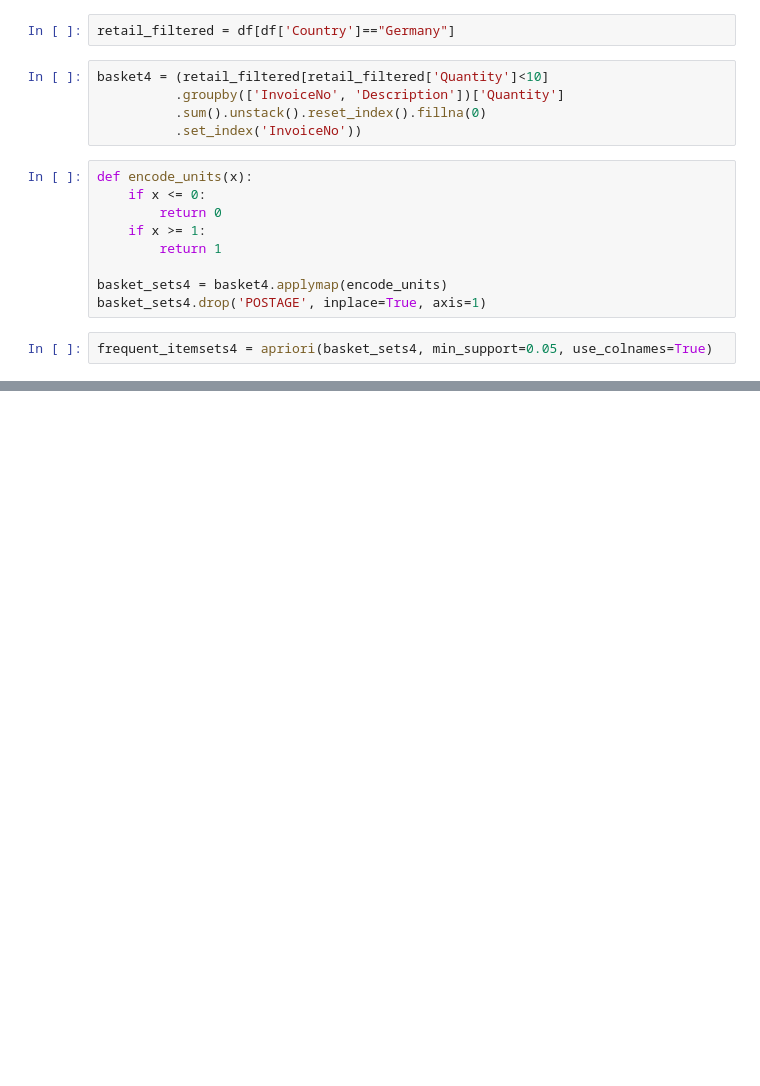
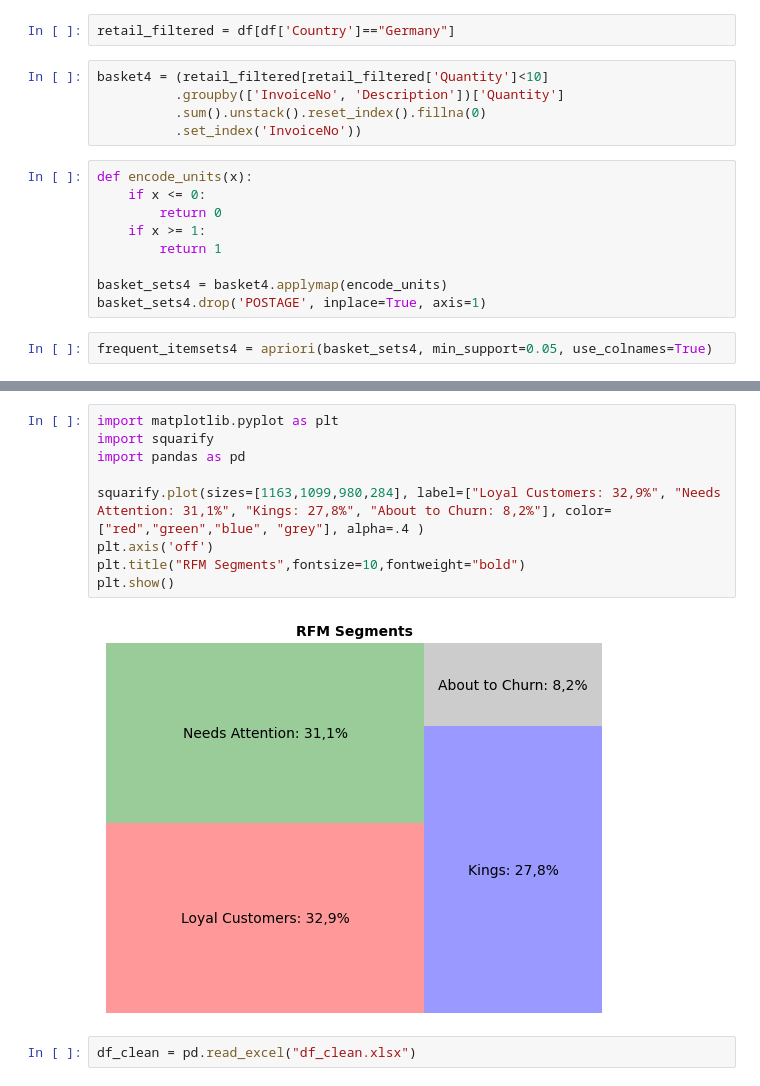
Before and after one commit to JuliaIron/Final_Project_Customer_Clustering, a Jupyter notebook: Market Basket Analysis.ipynb, the cells around one changed output, grey strips where cells are left out. Cells and saved outputs as stored; diff of their text form; blank space fills up the shorter version.

```diff
--- a/Market Basket Analysis.ipynb
+++ b/Market Basket Analysis.ipynb
@@ -248,0 +340,13 @@ ax.set_xticklabels(('Dec','Jan','Feb','Mar','Apr','May','Jun','July','Aug','Sep'
+# %%
+import matplotlib.pyplot as plt
+import squarify
+import pandas as pd
+
+squarify.plot(sizes=[1163,1099,980,284], label=["Loyal Customers: 32,9%", "Needs Attention: 31,1%", "Kings: 27,8%", "About to Churn: 8,2%"], color=["red","green","blue", "grey"], alpha=.4 )
+plt.axis('off')
+plt.title("RFM Segments",fontsize=10,fontweight="bold")
+plt.show()
+# %% [output]
+[figure, added]
+# %%
+df_clean = pd.read_excel("df_clean.xlsx")
```
Also changed, not shown: parts of 13 cells of this notebook, 15 other files.
